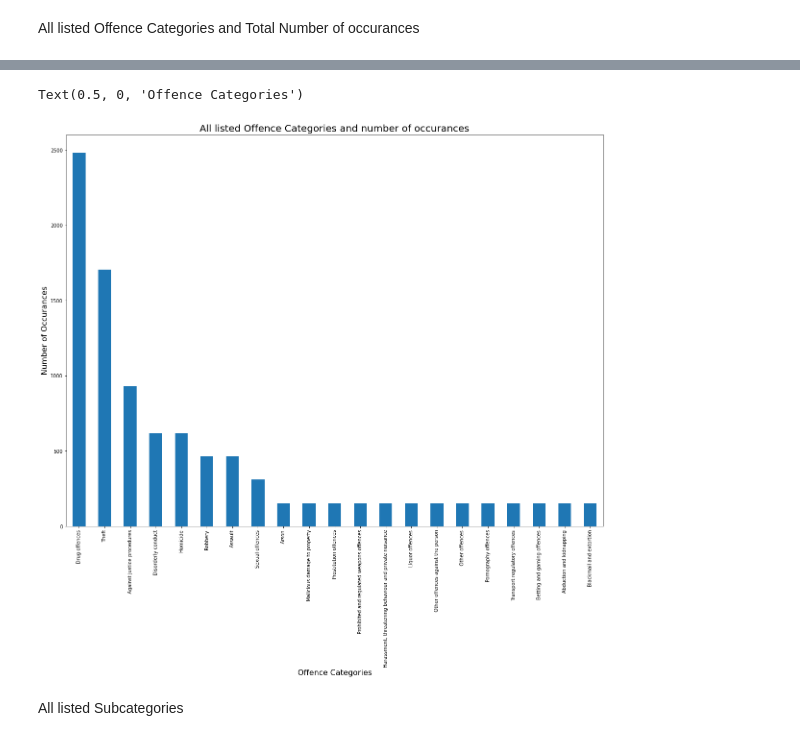
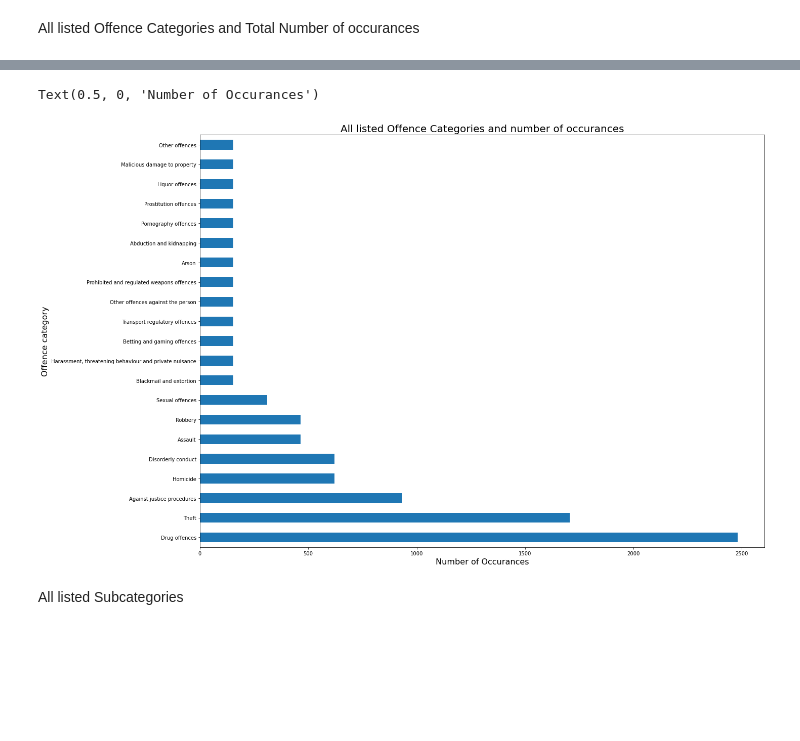
Before and after one commit to joshmic/Data_Project, a Jupyter notebook: Crime Data - NSW.ipynb, the cells around one changed output, grey strips where cells are left out. Saved outputs shown, nothing was run; the diff lists cells and outputs as text; code cells hidden in the pictures; blank space fills up the shorter version.

Commit message:
Crime Data NSW - Push 6

```diff
--- a/Crime Data - NSW.ipynb
+++ b/Crime Data - NSW.ipynb
@@ -87,12 +87,12 @@ Blackmail and extortion                                    155
 Name: Offence category, dtype: int64
 # %%
-crime_data["Offence category"].value_counts().plot(kind="bar")
+crime_data["Offence category"].value_counts().plot(kind="barh")
 plt.title("All listed Offence Categories and number of occurances", fontsize=20)
-plt.ylabel('Number of Occurances', fontsize = 16)
-plt.xlabel('Offence Categories', fontsize = 16)
+plt.ylabel('Offence category', fontsize = 16)
+plt.xlabel('Number of Occurances', fontsize = 16)
 # %% [output]
-Text(0.5, 0, 'Offence Categories')
+Text(0.5, 0, 'Number of Occurances')
-[figure, old version]
+[figure, new version]
 # %% [markdown]
 All listed Subcategories
 # %%
```
Also changed, not shown: parts of 15 cells of this notebook.
